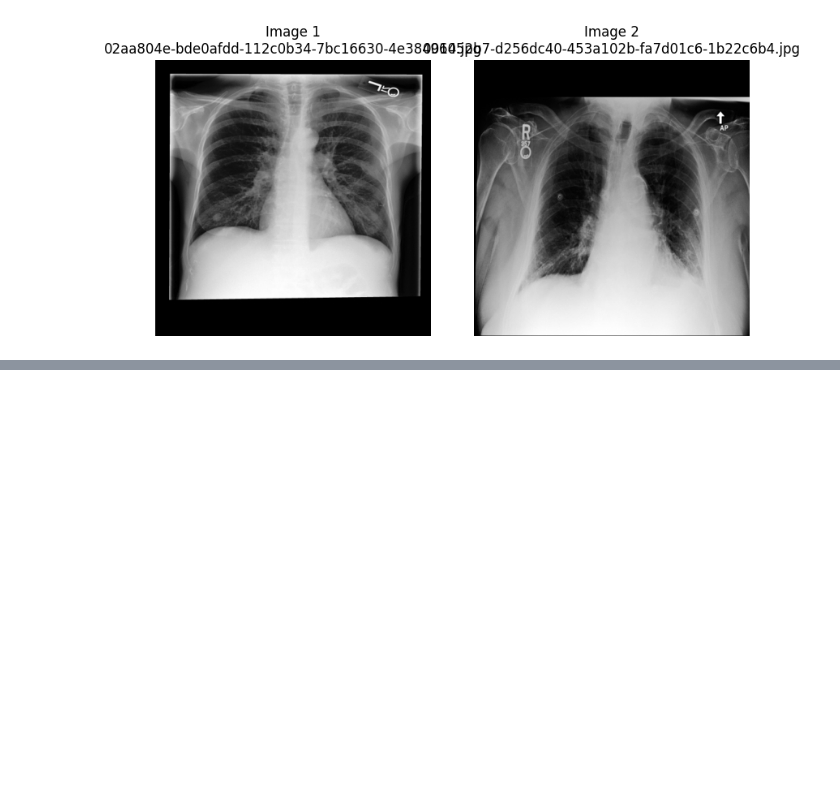
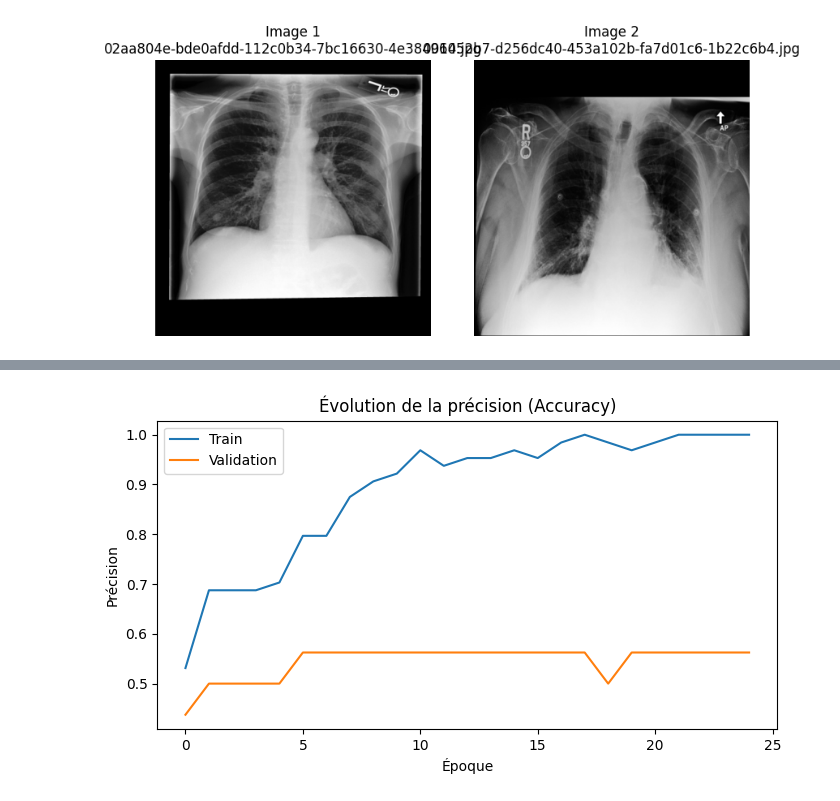
Before and after one commit to Rayadi-Ayoub/Syst-me-intelligent-, a Jupyter notebook: Vision_Transformer_(ViT).ipynb, the cells around one changed output, grey strips where cells are left out. Drawn from its saved outputs; the diff is of its cells as text; code cells hidden in the pictures; blank space fills up the shorter version.

```diff
--- a/Vision_Transformer_(ViT).ipynb
+++ b/Vision_Transformer_(ViT).ipynb
@@ -592,0 +767,22 @@ plt.show()
+# %%
+
+# === 4️ Division train/test ===
+X_train, X_test, y_train, y_test = train_test_split(features, labels, test_size=0.2, random_state=42, stratify=labels)
+# %%
+# === 5️ Normalisation ===
+scaler = StandardScaler()
+X_train = scaler.fit_transform(X_train)
+X_test = scaler.transform(X_test)
+# %%
+# === 6️ Architecture du modèle (MLP adapté au médical) ===
+model = Sequential([
+    Dense(128, activation='relu', input_shape=(X_train.shape[1],)),
+    Dropout(0.3),
+    Dense(64, activation='relu'),
+    Dropout(0.2),
+    Dense(1, activation='sigmoid')  # sortie binaire
+])
+
+model.compile(optimizer=Adam(learning_rate=0.001), loss='binary_crossentropy', metrics=['accuracy'])
+# %%
+history = model.fit(X_train, y_train, validation_split=0.2, epochs=25, batch_size=16, verbose=1)
@@ -592,0 +829,12 @@ plt.show()
+# %%
+# === 9 Courbe d'apprentissage ===
+plt.figure(figsize=(8,4))
+plt.plot(history.history['accuracy'], label='Train')
+plt.plot(history.history['val_accuracy'], label='Validation')
+plt.title("Évolution de la précision (Accuracy)")
+plt.xlabel("Époque")
+plt.ylabel("Précision")
+plt.legend()
+plt.show()
+# %% [output]
+[figure, added]
```
Also changed, not shown: parts of 18 cells of this notebook.
